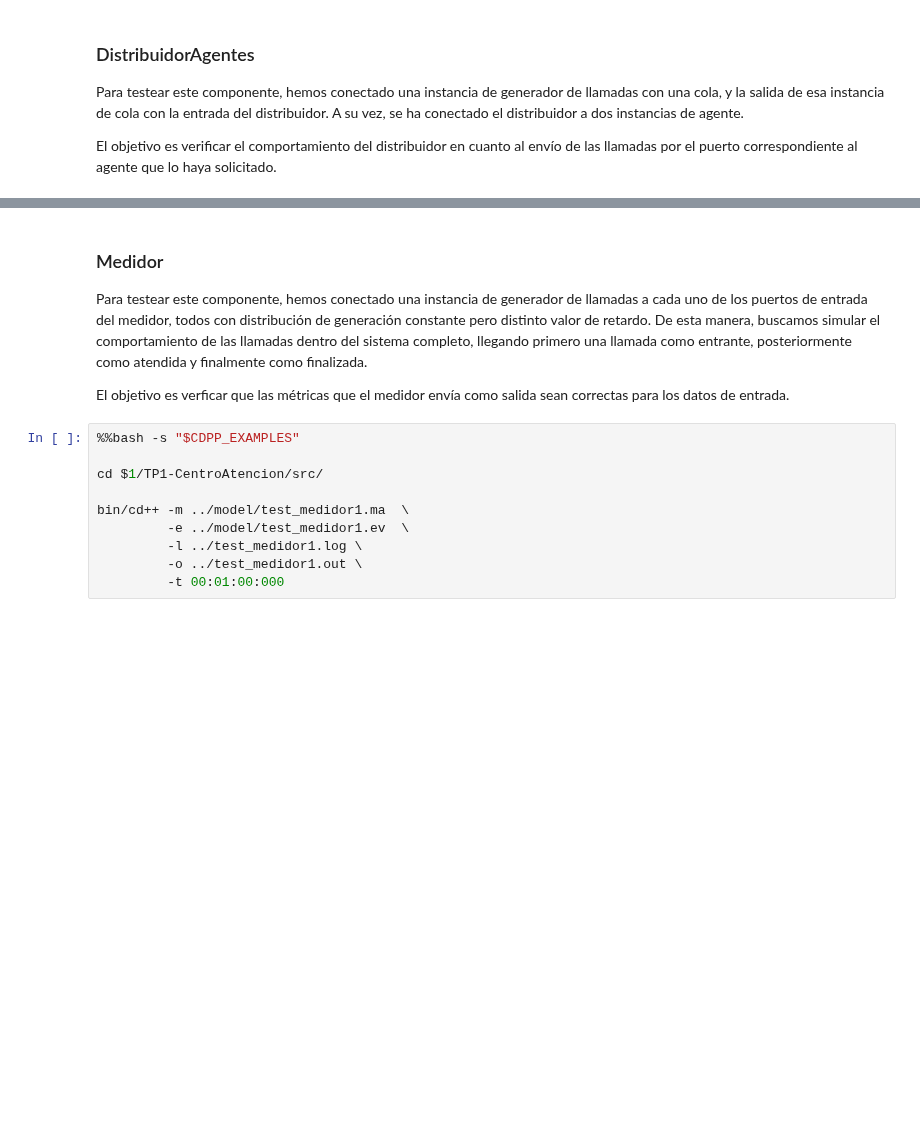
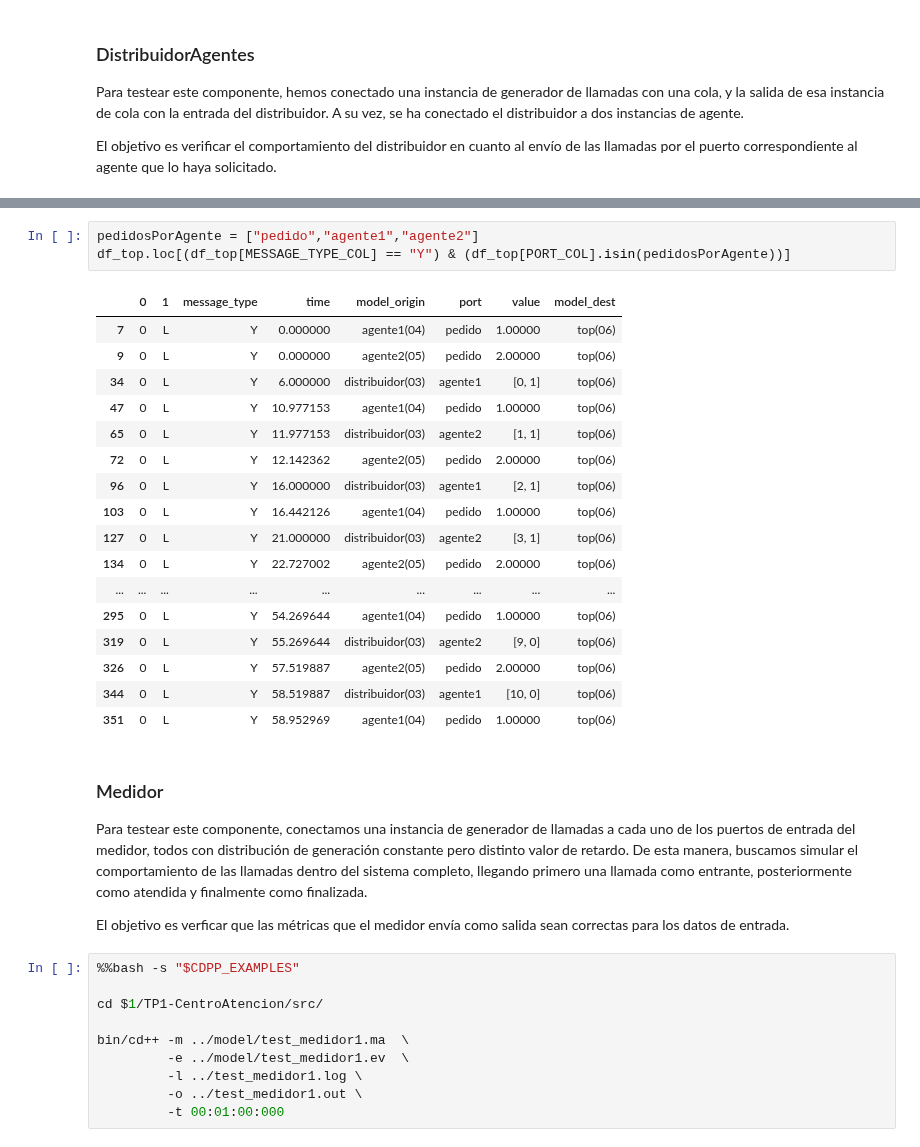
Before and after one commit to giselabelen/SED2021, a Jupyter notebook: TP1_modeloConceptual_G4.ipynb, the cells around one changed output, grey strips where cells are left out. Saved outputs shown, nothing was run; the diff lists cells and outputs as text; blank space fills up the shorter version.

Commit message:
informe completo reentrega

```diff
--- a/TP1_modeloConceptual_G4.ipynb
+++ b/TP1_modeloConceptual_G4.ipynb
@@ -1199,7 +1215,28 @@ cat test_distribuidoragentes1.log06 | grep Y
+# %%
+pedidosPorAgente = ["pedido","agente1","agente2"]
+df_top.loc[(df_top[MESSAGE_TYPE_COL] == "Y") & (df_top[PORT_COL].isin(pedidosPorAgente))]
+# %% [output]
+|  | 0 | 1 | message_type | time | model_origin | port | value | model_dest |
+| 7 | 0 | L | Y | 0.000000 | agente1(04) | pedido | 1.00000 | top(06) |
+| 9 | 0 | L | Y | 0.000000 | agente2(05) | pedido | 2.00000 | top(06) |
+| 34 | 0 | L | Y | 6.000000 | distribuidor(03) | agente1 | [0, 1] | top(06) |
+| 47 | 0 | L | Y | 10.977153 | agente1(04) | pedido | 1.00000 | top(06) |
+| 65 | 0 | L | Y | 11.977153 | distribuidor(03) | agente2 | [1, 1] | top(06) |
+| 72 | 0 | L | Y | 12.142362 | agente2(05) | pedido | 2.00000 | top(06) |
+| 96 | 0 | L | Y | 16.000000 | distribuidor(03) | agente1 | [2, 1] | top(06) |
+| 103 | 0 | L | Y | 16.442126 | agente1(04) | pedido | 1.00000 | top(06) |
+| 127 | 0 | L | Y | 21.000000 | distribuidor(03) | agente2 | [3, 1] | top(06) |
+| 134 | 0 | L | Y | 22.727002 | agente2(05) | pedido | 2.00000 | top(06) |
+| ... | ... | ... | ... | ... | ... | ... | ... | ... |
+| 295 | 0 | L | Y | 54.269644 | agente1(04) | pedido | 1.00000 | top(06) |
+| 319 | 0 | L | Y | 55.269644 | distribuidor(03) | agente2 | [9, 0] | top(06) |
+| 326 | 0 | L | Y | 57.519887 | agente2(05) | pedido | 2.00000 | top(06) |
+| 344 | 0 | L | Y | 58.519887 | distribuidor(03) | agente1 | [10, 0] | top(06) |
+| 351 | 0 | L | Y | 58.952969 | agente1(04) | pedido | 1.00000 | top(06) |
 # %% [markdown]
 ### Medidor
 
-Para testear este componente, hemos conectado una instancia de generador de llamadas a cada uno de los puertos de entrada del medidor, todos con distribución de generación constante pero distinto valor de retardo. De esta manera, buscamos simular el comportamiento de las llamadas dentro del sistema completo, llegando primero una llamada como entrante, posteriormente como atendida y finalmente como finalizada.
+Para testear este componente, conectamos una instancia de generador de llamadas a cada uno de los puertos de entrada del medidor, todos con distribución de generación constante pero distinto valor de retardo. De esta manera, buscamos simular el comportamiento de las llamadas dentro del sistema completo, llegando primero una llamada como entrante, posteriormente como atendida y finalmente como finalizada.
 
 El objetivo es verficar que las métricas que el medidor envía como salida sean correctas para los datos de entrada.
 # %%
```
Also changed, not shown: parts of 53 cells of this notebook.
